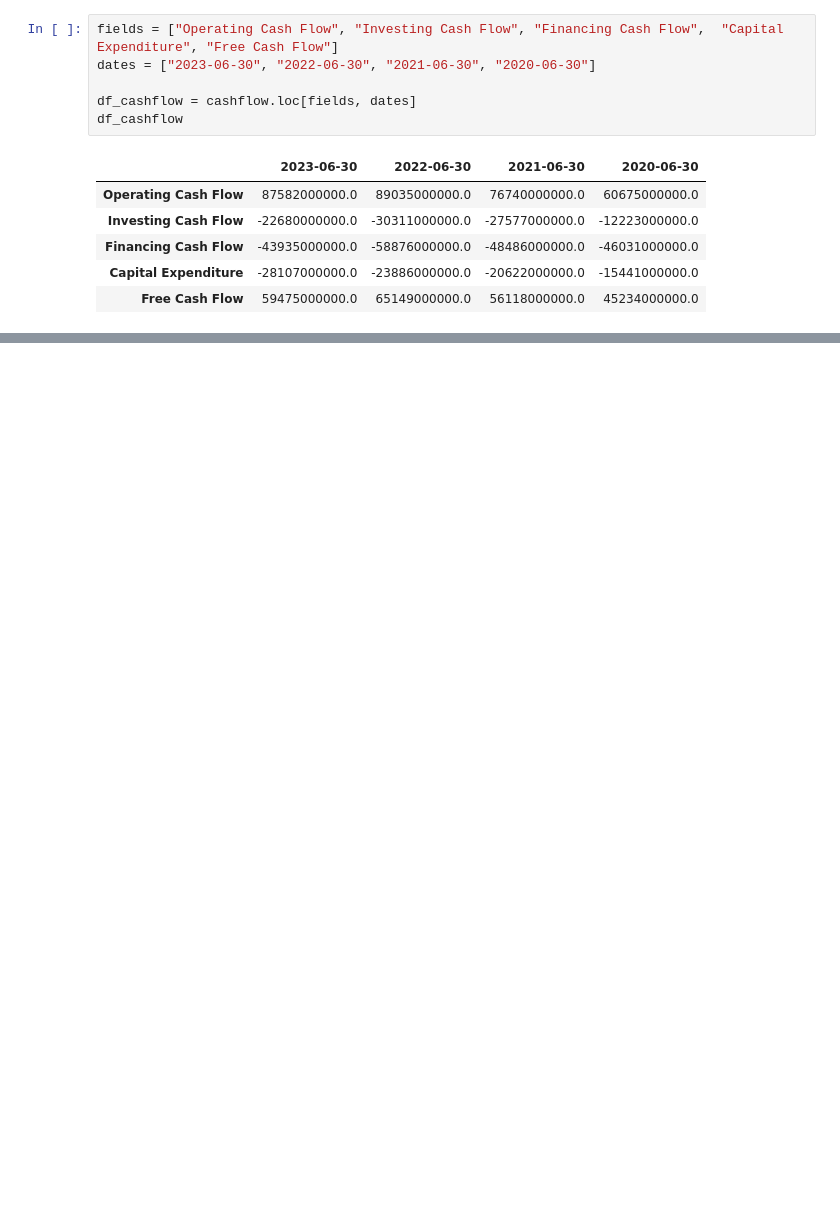
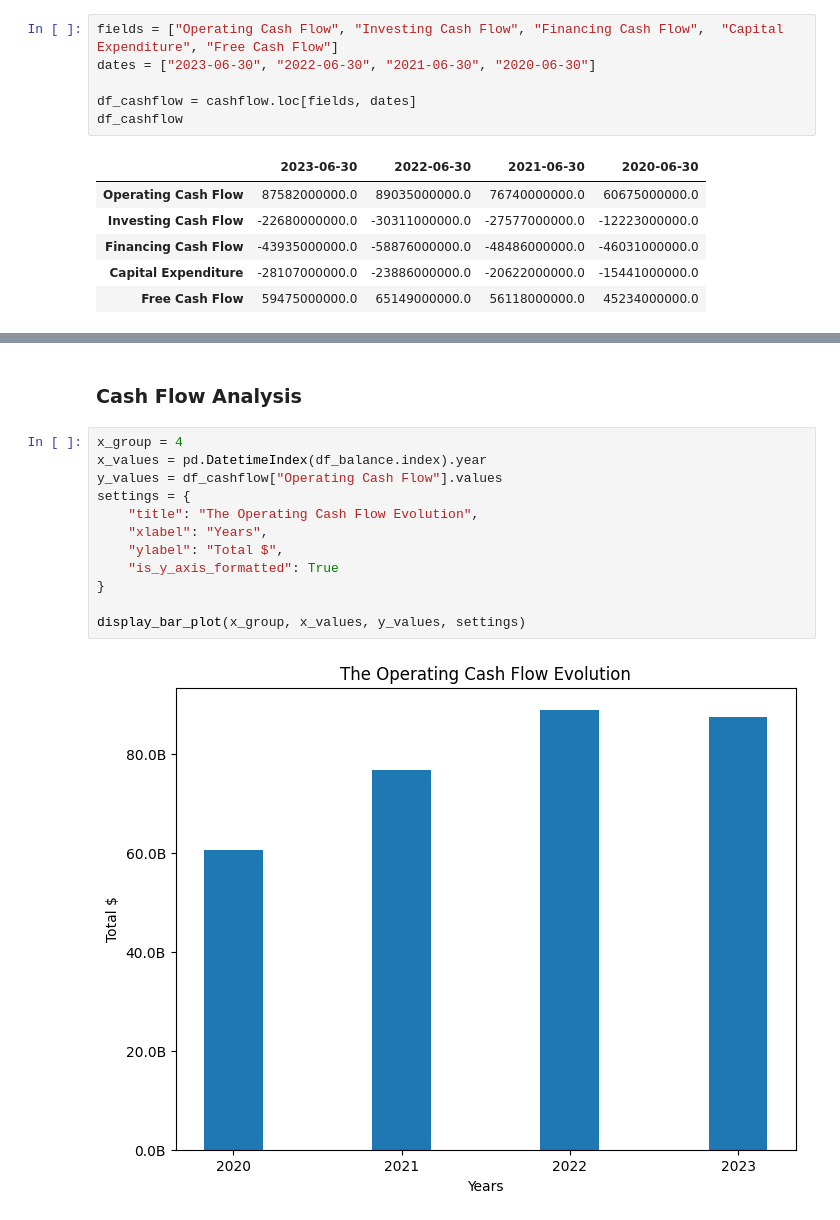
Before and after one commit to paty-oliveira/data-analysis-playground, a Jupyter notebook: stock-analysis/fundamental-analysis/index.ipynb, the cells around one changed output, grey strips where cells are left out. Drawn from its saved outputs; the diff is of its cells as text; blank space fills up the shorter version.

Commit message:
Add visualisations for Cash Flow

```diff
--- a/stock-analysis/fundamental-analysis/index.ipynb
+++ b/stock-analysis/fundamental-analysis/index.ipynb
@@ -561,0 +562,16 @@ df_cashflow
+# %% [markdown]
+### Cash Flow Analysis
+# %%
+x_group = 4
+x_values = pd.DatetimeIndex(df_balance.index).year
+y_values = df_cashflow["Operating Cash Flow"].values
+settings = {
+    "title": "The Operating Cash Flow Evolution",
+    "xlabel": "Years",
+    "ylabel": "Total $",
+    "is_y_axis_formatted": True
+}
+
+display_bar_plot(x_group, x_values, y_values, settings)
+# %% [output]
+[figure, added]
```
Also changed, not shown: parts of 7 cells of this notebook.
